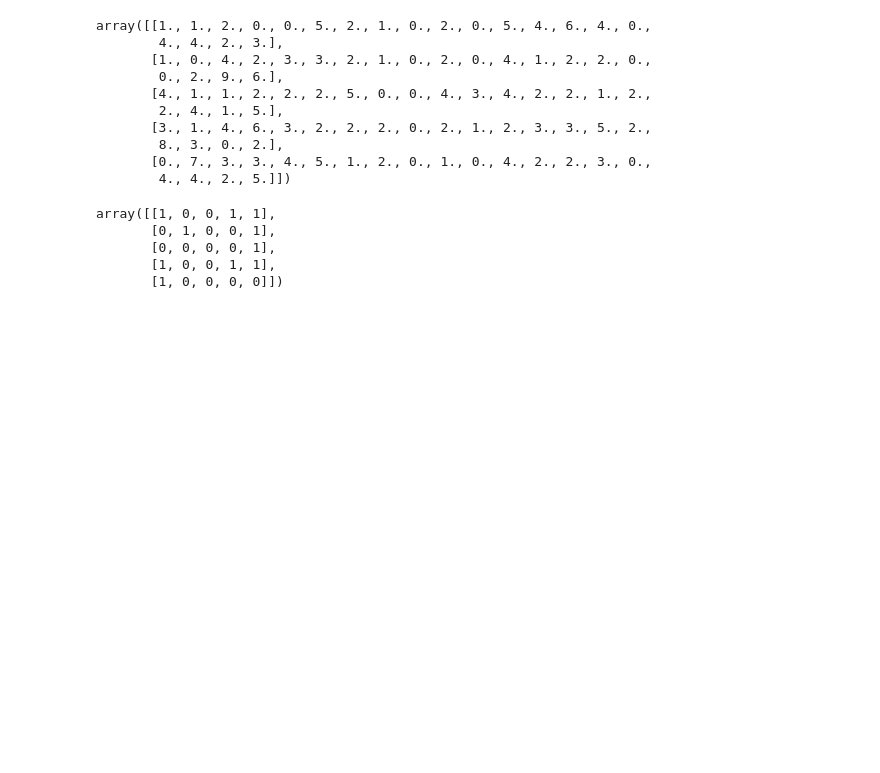
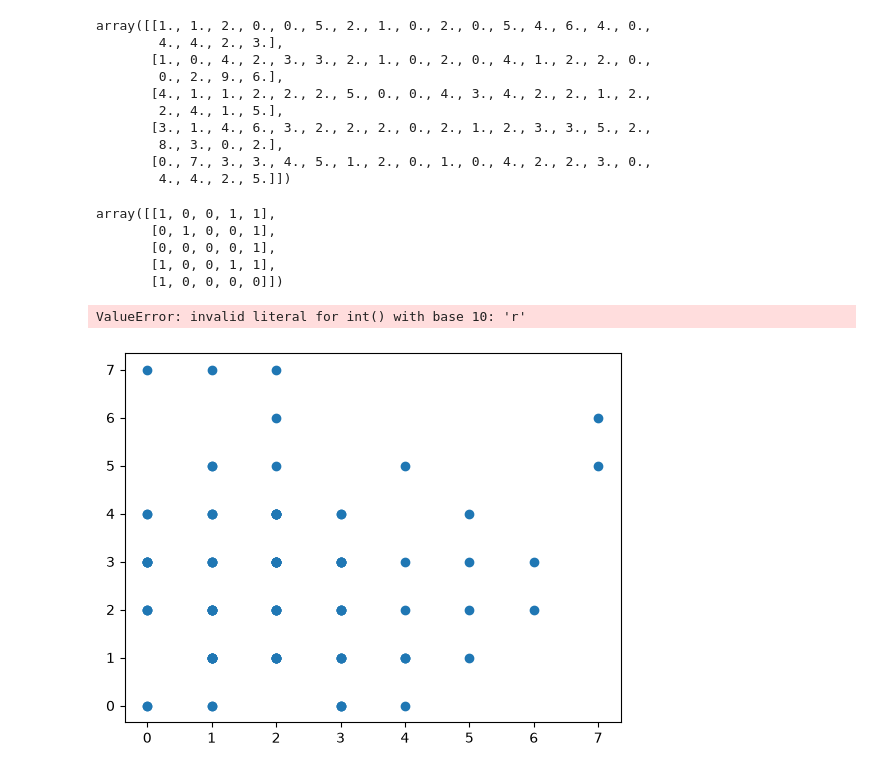
Before and after one commit to 24f3003058/Machine-Learning-Practice, a Jupyter notebook: DataLoading.ipynb, the cells around one changed output. Drawn from its saved outputs; the diff is of its cells as text; code cells hidden in the pictures; blank space fills up the shorter version.

```diff
--- a/DataLoading.ipynb
+++ b/DataLoading.ipynb
@@ -347,0 +351,9 @@ array([[1, 0, 0, 1, 1],
+# %%
+plt.scatter(X[:,0],X[:,1])
+y_colour =np.zeros_like(y)
+y_colour[y_colour==0]='r'
+y_colour[y_colour==1]='g'
+y_colour[y_colour==2]='b'
+# %% [output]
+ValueError: invalid literal for int() with base 10: 'r'
+[figure, added]
```
Also changed, not shown: parts of 1 cell of this notebook.
